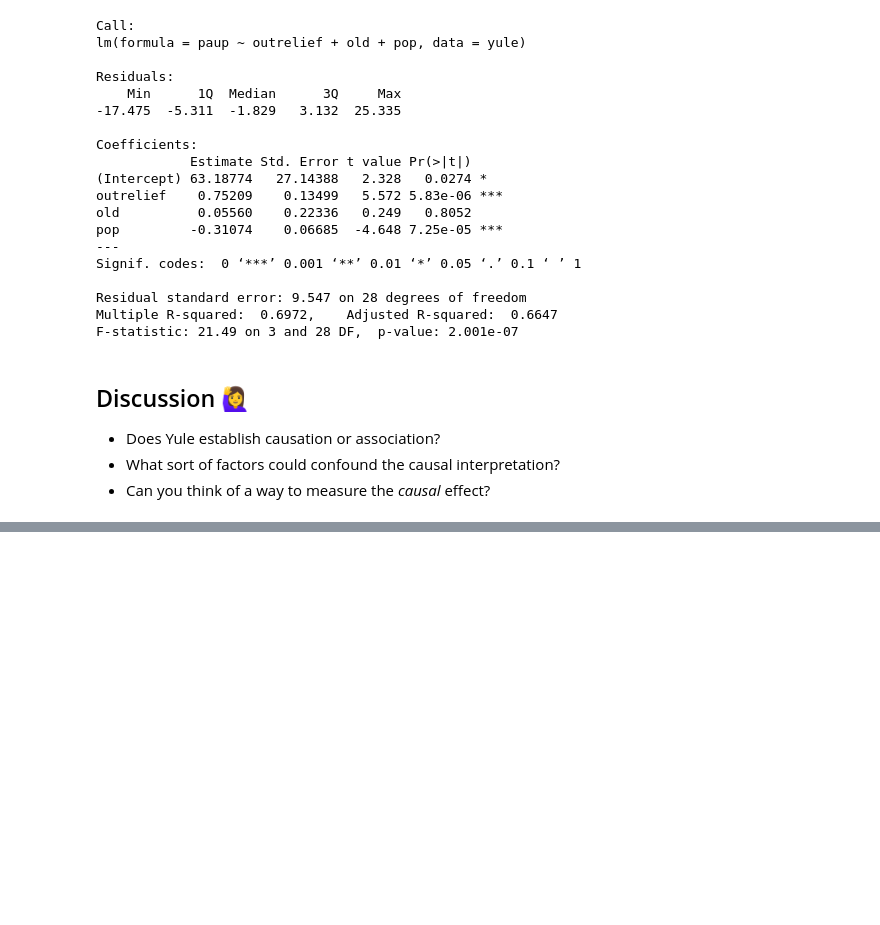
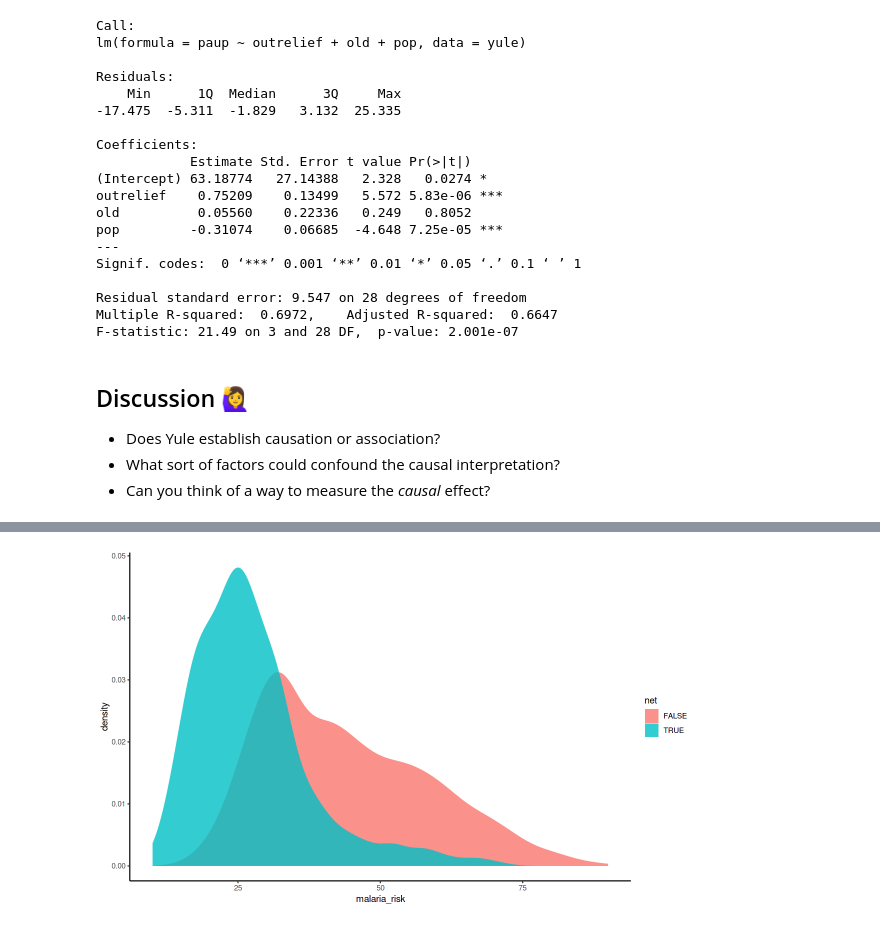
Before and after one commit to terhorst/stats504, a Jupyter notebook: lectures/week9/slides.ipynb, the cells around one changed output, grey strips where cells are left out. Cells and saved outputs as stored; diff of their text form; code cells hidden in the pictures; blank space fills up the shorter version.

```diff
--- a/lectures/week9/slides.ipynb
+++ b/lectures/week9/slides.ipynb
@@ -1,3 +1,5 @@
 # %%
 library(tidyverse)
 library(nhanesA)
+options(repr.plot.width=10, repr.plot.height=6)
+theme_set(theme_classic())
@@ -279,0 +352,6 @@ F-statistic: 21.49 on 3 and 28 DF,  p-value: 2.001e-07
+# %%
+net_data %>%
+  ggplot(aes(malaria_risk, fill = net)) +
+  geom_density(color = NA, alpha = .8)
+# %% [output]
+[figure, added]
```
Also changed, not shown: parts of 49 cells of this notebook.
